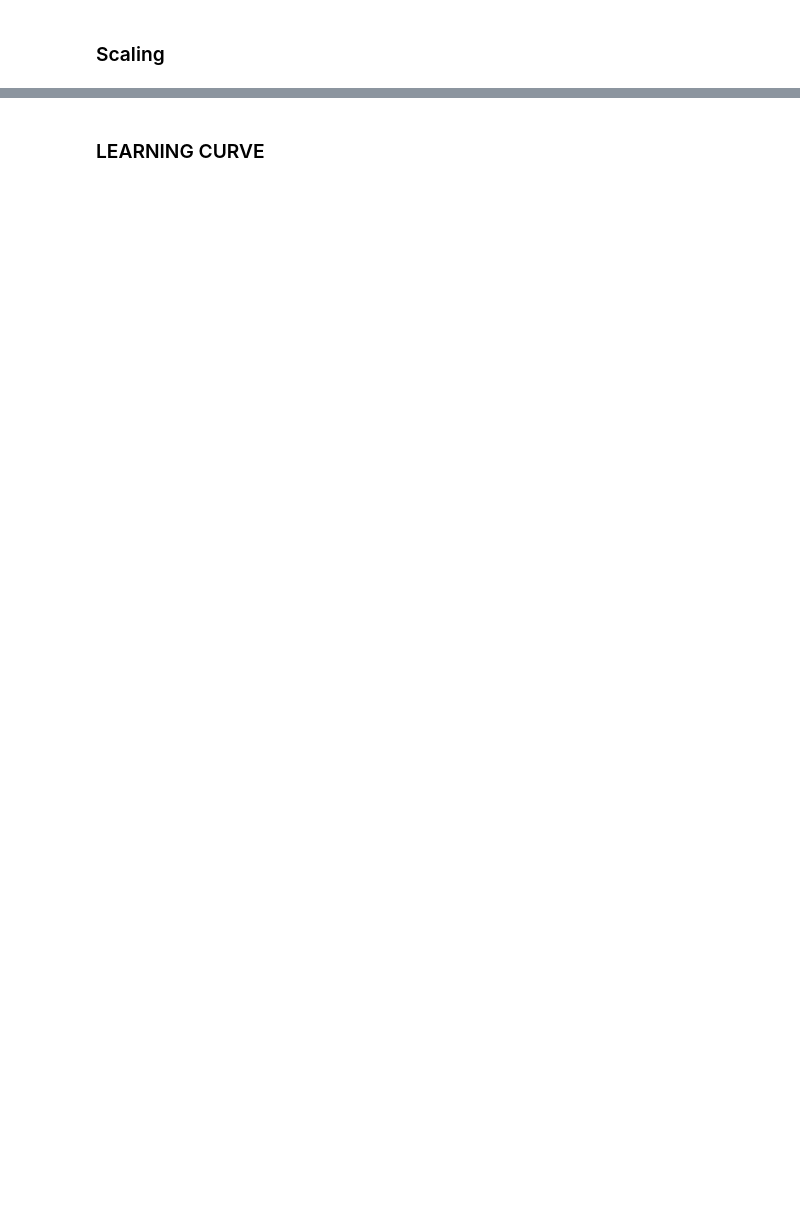
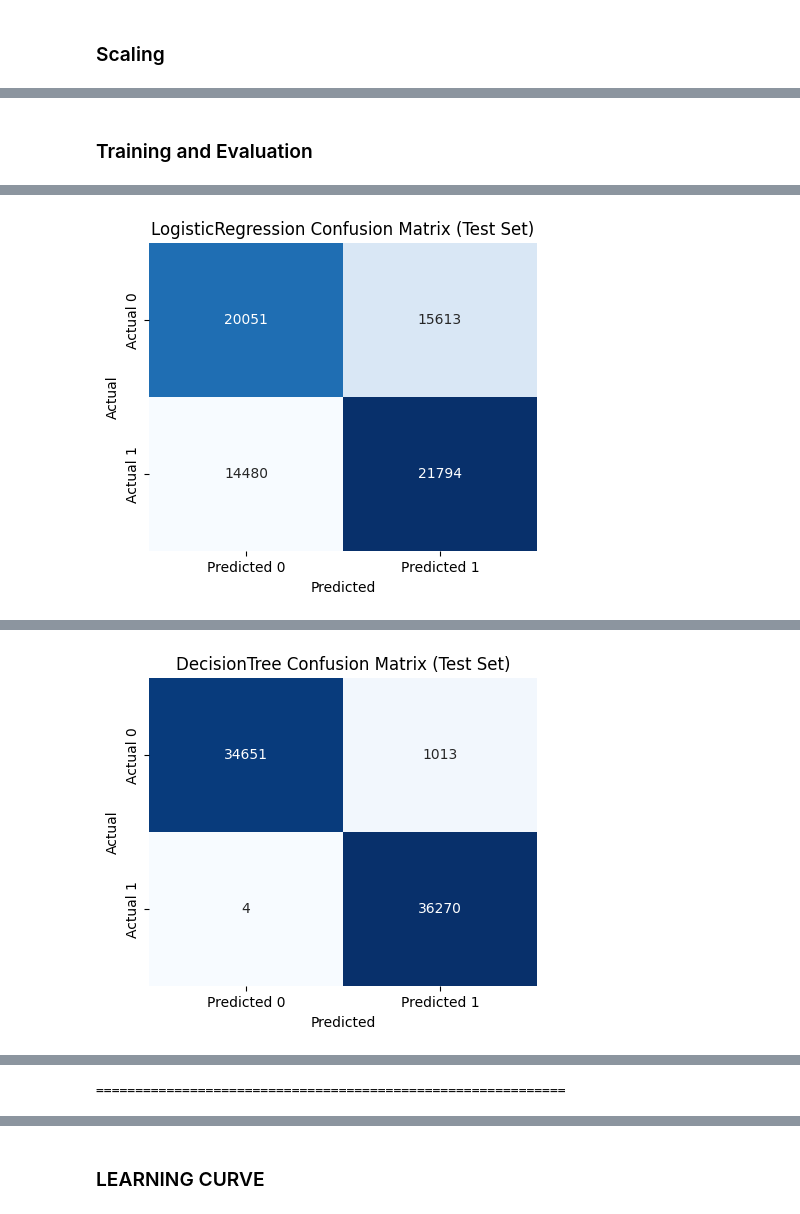
Before and after one commit to j-o-y-14/Air_Quality_Forecasting, a Jupyter notebook: Air_Quality.ipynb, the cells around one changed output, grey strips where cells are left out. Cells and saved outputs as stored; diff of their text form; code cells hidden in the pictures; blank space fills up the shorter version.

```diff
--- a/Air_Quality.ipynb
+++ b/Air_Quality.ipynb
@@ -172,8 +143,3 @@ print("Categorical Columns:", cat_cols)
 # %% [output]
 Numerical Columns: ['location', 'P1', 'P2', 'humidity', 'temperature']
 Categorical Columns: ['timestamp', 'AQI_Category', 'Air_Quality']
-# %%
-for col in cat_cols:
-    print(f"\nColumn: {col}")
-    print(df_wide[col].unique())
-    print("Unique count:", df_wide[col].nunique())
@@ -895,0 +456,66 @@ plt.show()
+# %% [markdown]
+### Training and Evaluation
+# %%
+# 3. Train and Evaluate Multiple Models
+
+from sklearn.pipeline import Pipeline
+from sklearn.linear_model import LogisticRegression
+from sklearn.tree import DecisionTreeClassifier
+from sklearn.ensemble import RandomForestClassifier, GradientBoostingClassifier
+from sklearn.svm import LinearSVC
+from sklearn.metrics import accuracy_score, classification_report, confusion_matrix
+import matplotlib.pyplot as plt
+import seaborn as sns
+
+# Define models
+models = {
+    'LogisticRegression': LogisticRegression(max_iter=1000, random_state=42),
+    'DecisionTree': DecisionTreeClassifier(random_state=42),
+    'RandomForest': RandomForestClassifier(random_state=42),
+    'GradientBoosting': GradientBoostingClassifier(random_state=42),
+    'LinearSVM': LinearSVC(max_iter=5000, random_state=42)
+}
+
+# Iterate over models
+for name, model in models.items():
+    # Pipeline: preprocessing + model
+    pipe = Pipeline(steps=[
+        ('preprocessor', preprocessor),
+        ('classifier', model)
+    ])
+
+    # Train on training data
+    pipe.fit(X_train, y_train)
+
+    # Predictions
+    y_train_pred = pipe.predict(X_train)
+    y_test_pred = pipe.predict(X_test)
+
+    # Accuracy
+    train_acc = accuracy_score(y_train, y_train_pred)
+    test_acc = accuracy_score(y_test, y_test_pred)
+
+    print(f"Model: {name}")
+    print("="*60)
+    print(f"Train Accuracy: {train_acc:.4f}")
+    print(f"Test Accuracy : {test_acc:.4f}\n")
+
+    # Classification Reports
+    print("Classification Report (Training Set):")
+    print(classification_report(y_train, y_train_pred))
+    print("Classification Report (Test Set):")
+    print(classification_report(y_test, y_test_pred))
+
+    # Confusion Matrix
+    cm = confusion_matrix(y_test, y_test_pred)
+    plt.figure(figsize=(5,4))
+    sns.heatmap(cm, annot=True, fmt='d', cmap='Blues', cbar=False,
+                xticklabels=['Predicted 0','Predicted 1'],
+                yticklabels=['Actual 0','Actual 1'])
+    plt.title(f"{name} Confusion Matrix (Test Set)")
+    plt.xlabel("Predicted")
+    plt.ylabel("Actual")
+    plt.show()
+
+    print("="*60, "\n")
+# %% [output]
@@ -895,0 +539 @@ plt.show()
+[figure, added]
@@ -895,0 +557 @@ plt.show()
+[figure, added]
@@ -895,0 +612 @@ plt.show()
+============================================================
```
Also changed, not shown: parts of 63 cells of this notebook, 7 other files.
